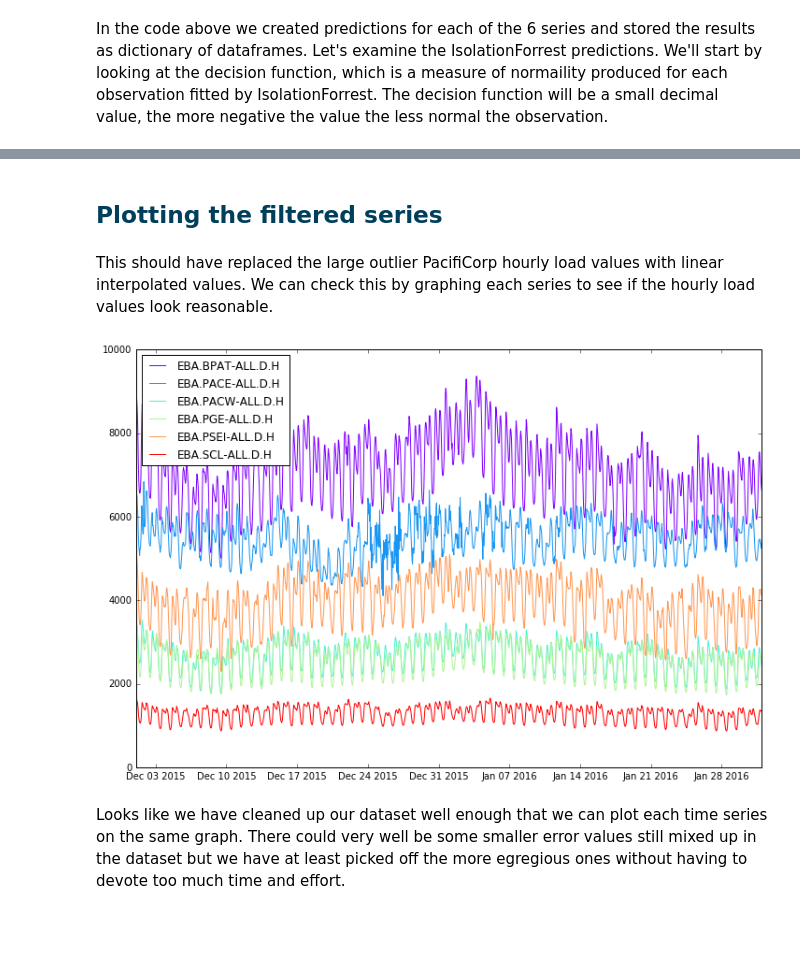
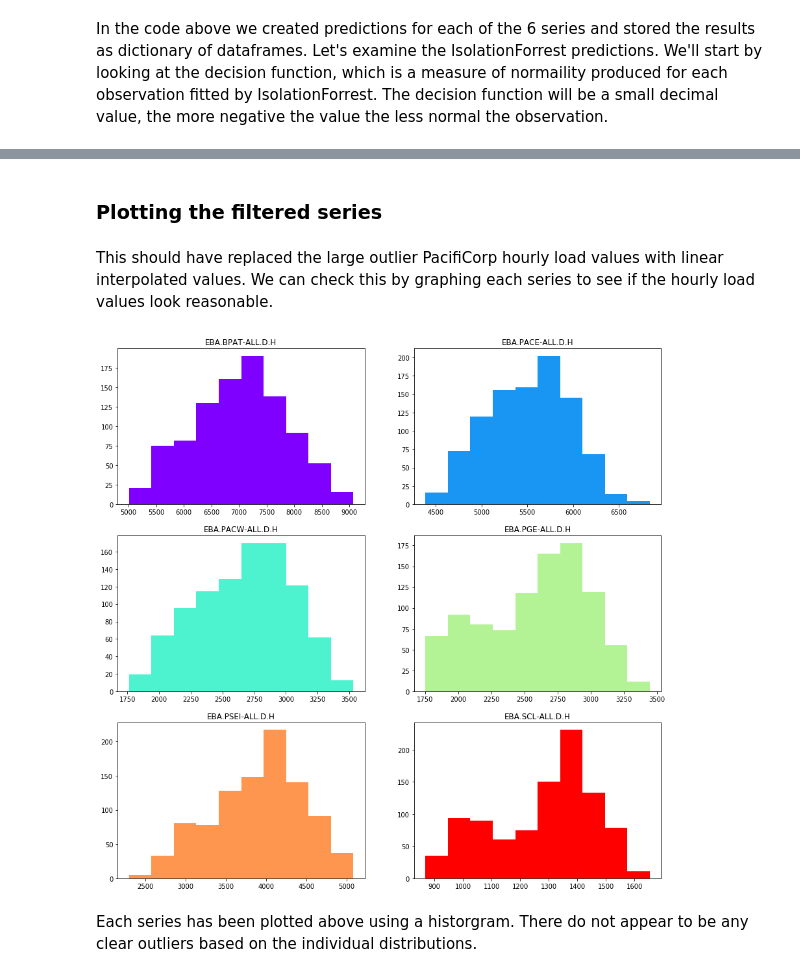
Before and after one commit to johnmrudolph/jupyter_blog, a Jupyter notebook: detecting_outliers.ipynb, the cells around one changed output, grey strips where cells are left out. Cells and saved outputs as stored; diff of their text form; code cells hidden in the pictures; blank space fills up the shorter version.

Commit message:
edited detecting outliers

```diff
--- a/detecting_outliers.ipynb
+++ b/detecting_outliers.ipynb
@@ -34,7 +33,7 @@ The data in question is hourly load (MWs) from 6 different WECC Balancing Author
 To pull the hourly load data for each of the Balancing Authorities we can use the GetSeries class from the EIAPI script. This will return a pandas dataframe of dates and values for each series that we request. To use the GetSeries class a few parameters need to be specified. Required inputs are an API key and a series_id. I also specify the optional paramters, start date, end date and the frequency, so that we can query a specified date range. If you are dealing with hourly time series data then your datasets can get pretty large if you are not careful.
 # %%
 # can be obtained from EIA here: http://www.eia.gov/opendata/register.php
-api_key = 'Your Api Key'
+api_key = 'YOUR API KEY HERE'
 # start and end dates for beginning and end of time series
 # pulling data from Dec 2016 - Jan 2016
 # must be in yyyy-mm-dd hh:mm:ss format if pulling hourly data
@@ -82,6 +81,6 @@ To make the data easier to work with I'm going to merge all the series into a si
 # %%
 # merge dataframes from series_dict in a loop
-concat_df = pd.concat([series_dict[key].data.df for key in series_dict], axis=1)
+concat_df = pd.concat([series_dict[key].data.df for key in series_dict], axis=1, sort=False)
 # output merged dataframe as a pkl file
 concat_df.to_pickle('data/nw_load_df.pkl')
 # to read pkl back into a pandas df
@@ -127,7 +126,7 @@ for key in keys:
     concat_df[concat_df[key] < 0] = np.nan
 
 # keeping it simple by using a linear interpolation
-concat_df = concat_df.interpolate(method='linear')
+concat_df = concat_df.dropna()
 # %% [markdown]
 Let's output the descriptive statistics again to see if our negative values have been replaced with something more reasonable. This will come through in the min and the average.
 # %%
@@ -179,19 +178,20 @@ class PredictOutliers(object):
         '''
         # subset input dataframe based on col1 (values) and col2 (feature)
         self.training_data = pd.DataFrame(input_data.loc[:,[col1, col2]])
+        self.clf = self.fit_clf(cont, rand, self.training_data)
         # label and index will be used for the outlier prediction dataframe
         self.label = label
         self.index = input_data.index.values
         # fit Isolation Forrest and merge prediction with training dataframes
         self.pred_data = pd.concat([self.training_data, self.create_predictions()], axis=1)
 
-    def fit_clf(self, cont, rand):
+    def fit_clf(self, cont, rand, training_data):
         '''
         Defines the Isolation forrest - contamination rate and random_state are required
         :cont: the estimated contamination in the dataset between 0-1
         :rand: a random seed value to use for estimation
         '''
-        clf = IsolationForest(contamination=cont, random_state=rand)
+        clf = IsolationForest(contamination=cont, random_state=rand, behaviour="new")
         return clf.fit(self.training_data.values)
 
     def create_predictions(self):
@@ -349,17 +321,23 @@ dfunc_filter([('EBA.PACE-ALL.D.H', -0.14), ('EBA.PACW-ALL.D.H', -0.16)], pred_di
 # %% [markdown]
-<h2 style="color:#003f5b">Plotting the filtered series</h2>
+### Plotting the filtered series
 # %% [markdown]
 This should have replaced the large outlier PacifiCorp hourly load values with linear interpolated values. We can check this by graphing each series to see if the hourly load values look reasonable.
 # %%
-# Plot hourly load data
-fig = plt.figure(figsize=(12, 8), dpi=100)
+# create subplot for the 6 BAs
+fig, axes = plt.subplots(nrows=3, ncols=2, figsize=(15,15))
+ax0, ax1, ax2, ax3, ax4, ax5 = axes.flatten()
+
+# create a list for each plot
+hist_list = [ax0, ax1, ax2, ax3, ax4, ax5]
+# create list of colors
 colors = plt.cm.rainbow(np.linspace(0, 1, len(keys)))
-for key, color in zip(keys, colors):
-    plt.plot(pd.to_datetime(pred_dict[key].pred_data.index), pred_dict[key].pred_data.loc[:,key].values,
-                color=color, label=key)
-legend = plt.legend(loc='upper left')
+
+for key, hist_item, color in zip(keys, hist_list, colors):
+    hist_item.hist(pred_dict[key].pred_data.loc[:,key].values, color=color)
+    hist_item.set_title(key)
+
 plt.show()
 # %% [output]
-[figure, old version]
+[figure, new version]
-# %% [markdown]
-Looks like we have cleaned up our dataset well enough that we can plot each time series on the same graph. There could very well be some smaller error values still mixed up in the dataset but we have at least picked off the more egregious ones without having to devote too much time and effort.
+# %% [markdown]
+Each series has been plotted above using a historgram. There do not appear to be any clear outliers based on the individual distributions.
```
Also changed, not shown: parts of 31 cells of this notebook, 2 other files.
